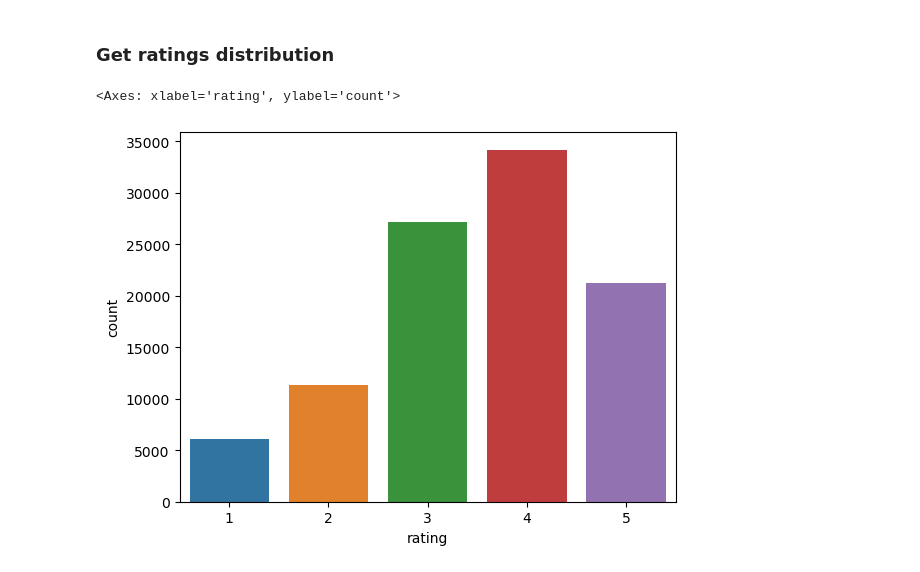
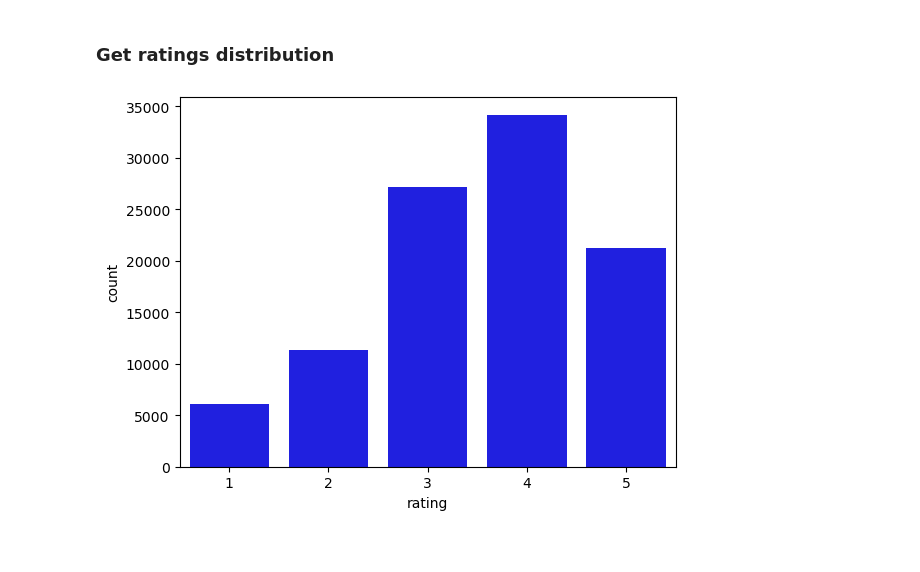
Before and after one commit to SaidKamalov/pmldl-rec-sys, a Jupyter notebook: notebooks/1.0-initial-data-exploration.ipynb, the cells around one changed output. Saved outputs shown, nothing was run; the diff lists cells and outputs as text; code cells hidden in the pictures.

```diff
--- a/notebooks/1.0-initial-data-exploration.ipynb
+++ b/notebooks/1.0-initial-data-exploration.ipynb
@@ -297,7 +315,7 @@ expanded_table.head()
 # %% [markdown]
 ### Get ratings distribution
 # %%
-sns.countplot(data=ratings, x="rating")
+sns.countplot(data=ratings, x="rating", color="blue")
+plt.show()
 # %% [output]
-<Axes: xlabel='rating', ylabel='count'>
-[figure, old version]
+[figure, new version]
```
Also changed, not shown: parts of 19 cells of this notebook.
